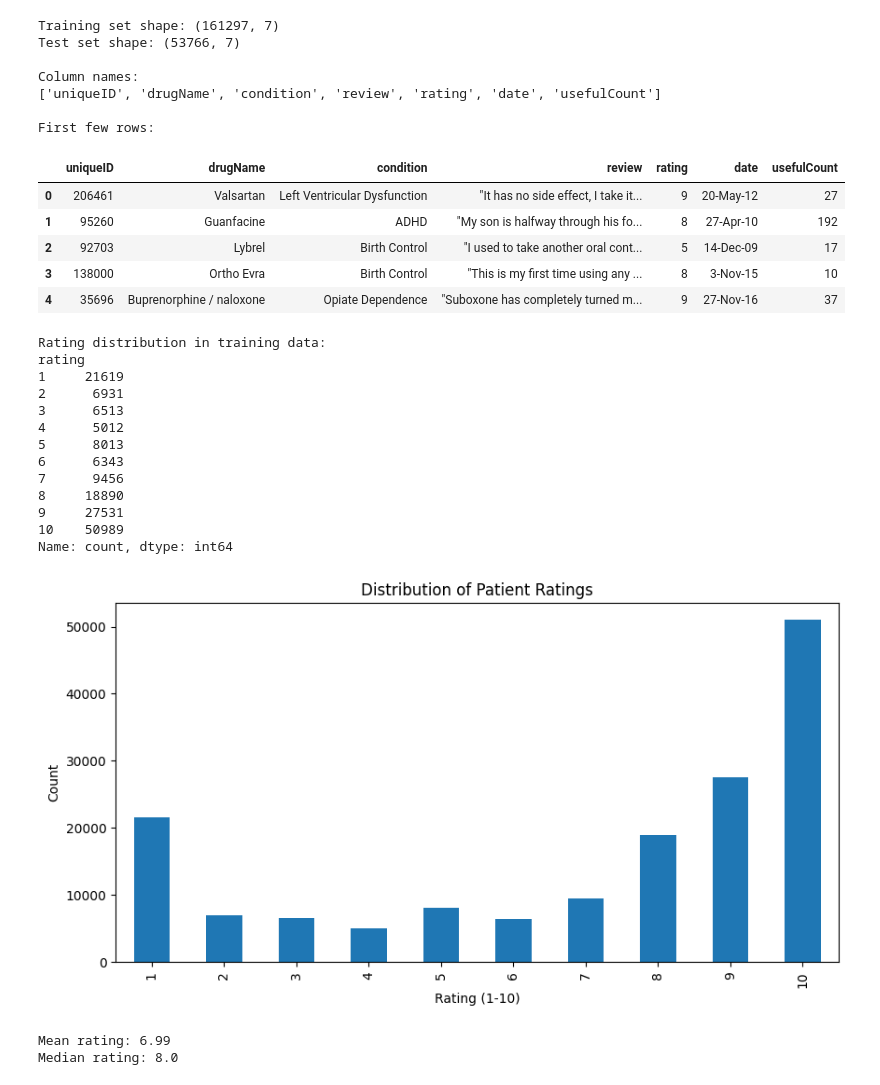
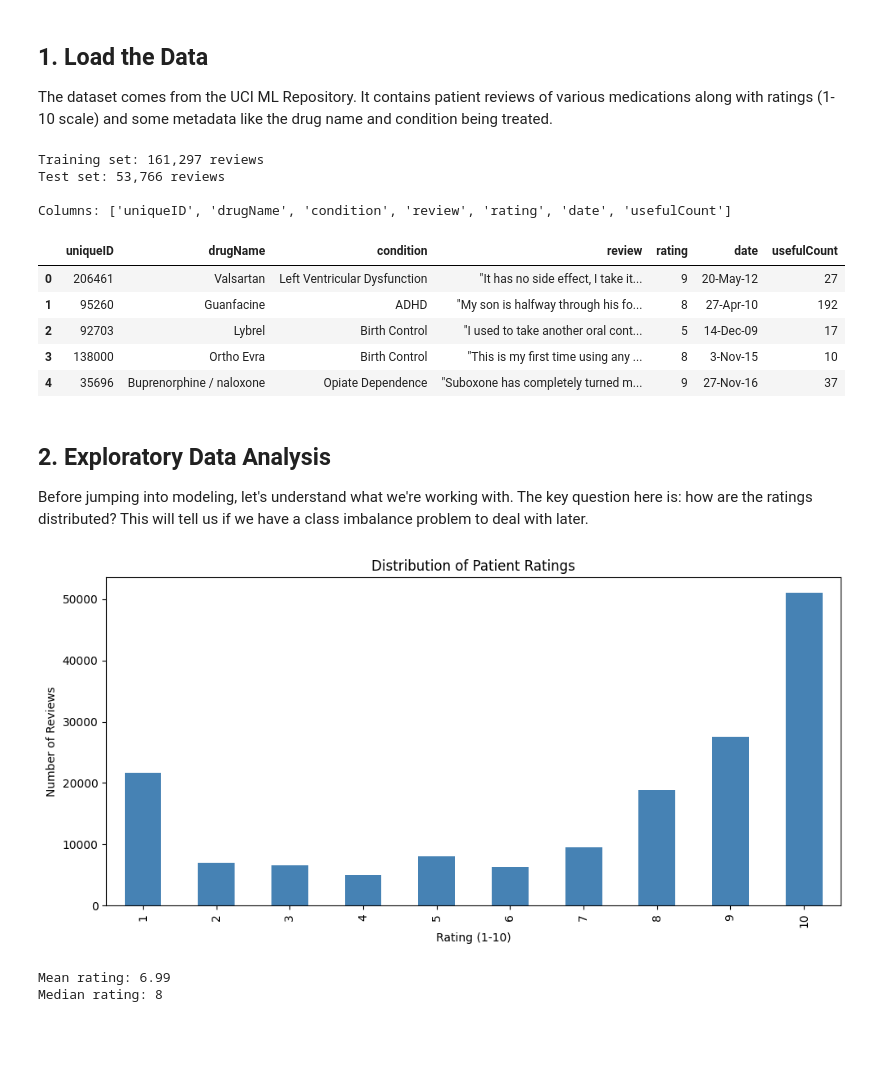
Before and after one commit to MalvinCY/patient-sentiment-classifier, a Jupyter notebook: notebooks/01_patient_sentiment_training.ipynb, the cells around one changed output. Drawn from its saved outputs; the diff is of its cells as text; code cells hidden in the pictures; blank space fills up the shorter version.

```diff
--- a/notebooks/01_patient_sentiment_training.ipynb
+++ b/notebooks/01_patient_sentiment_training.ipynb
@@ -27,58 +52,46 @@ Setup complete!
+# %% [markdown]
+## 1. Load the Data
+
+The dataset comes from the UCI ML Repository. It contains patient reviews of various medications along with ratings (1-10 scale) and some metadata like the drug name and condition being treated.
 # %%
-# Load dataset
 df_train = pd.read_csv("../data/drugsComTrain_raw.csv")
 df_test = pd.read_csv("../data/drugsComTest_raw.csv")
 
-print("Training set shape:", df_train.shape)
-print("Test set shape:", df_test.shape)
-print("\nColumn names:")
-print(df_train.columns.to_list())
-print("\nFirst few rows:")
+print(f"Training set: {df_train.shape[0]:,} reviews")
+print(f"Test set: {df_test.shape[0]:,} reviews")
+print(f"\nColumns: {df_train.columns.tolist()}")
+
 df_train.head()
 # %% [output]
-Training set shape: (161297, 7)
-Test set shape: (53766, 7)
+Training set: 161,297 reviews
+Test set: 53,766 reviews
 
-Column names:
-['uniqueID', 'drugName', 'condition', 'review', 'rating', 'date', 'usefulCount']
-
-First few rows:
+Columns: ['uniqueID', 'drugName', 'condition', 'review', 'rating', 'date', 'usefulCount']
 |  | uniqueID | drugName | condition | review | rating | date | usefulCount |
 | 0 | 206461 | Valsartan | Left Ventricular Dysfunction | "It has no side effect, I take it... | 9 | 20-May-12 | 27 |
 | 1 | 95260 | Guanfacine | ADHD | "My son is halfway through his fo... | 8 | 27-Apr-10 | 192 |
 | 2 | 92703 | Lybrel | Birth Control | "I used to take another oral cont... | 5 | 14-Dec-09 | 17 |
 | 3 | 138000 | Ortho Evra | Birth Control | "This is my first time using any ... | 8 | 3-Nov-15 | 10 |
 | 4 | 35696 | Buprenorphine / naloxone | Opiate Dependence | "Suboxone has completely turned m... | 9 | 27-Nov-16 | 37 |
+# %% [markdown]
+## 2. Exploratory Data Analysis
+
+Before jumping into modeling, let's understand what we're working with. The key question here is: how are the ratings distributed? This will tell us if we have a class imbalance problem to deal with later.
 # %%
-# Explore the rating distribution
-print("Rating distribution in training data:")
-print(df_train['rating'].value_counts().sort_index())
+# Interesting - ratings are heavily skewed toward 10 and 1 (polarised opinions)
+# People who had strong experiences are more likely to leave reviews
 
-# Visualise it
-plt.figure(figsize=(10, 5))
-df_train['rating'].value_counts().sort_index().plot(kind='bar')
-plt.xlabel('Rating (1-10)')
-plt.ylabel('Count')
-plt.title('Distribution of Patient Ratings')
+fig, ax = plt.subplots(figsize=(10, 5))
+df_train['rating'].value_counts().sort_index().plot(kind='bar', ax=ax, color='steelblue')
+ax.set_xlabel('Rating (1-10)')
+ax.set_ylabel('Number of Reviews')
+ax.set_title('Distribution of Patient Ratings')
+plt.tight_layout()
 plt.show()
 
-# Summary statistics
-print(f"\nMean rating: {df_train['rating'].mean():.2f}")
-print(f"Median rating: {df_train['rating'].median()}")
+print(f"Mean rating: {df_train['rating'].mean():.2f}")
+print(f"Median rating: {df_train['rating'].median():.0f}")
 # %% [output]
+[figure, new version]
-Rating distribution in training data:
-rating
-1     21619
-2      6931
-3      6513
-4      5012
-5      8013
-6      6343
-7      9456
-8     18890
-9     27531
-10    50989
-Name: count, dtype: int64
+Mean rating: 6.99
+Median rating: 8
-[figure, old version]
-Mean rating: 6.99
-Median rating: 8.0
```
Also changed, not shown: parts of 37 cells of this notebook, 1 other file.
